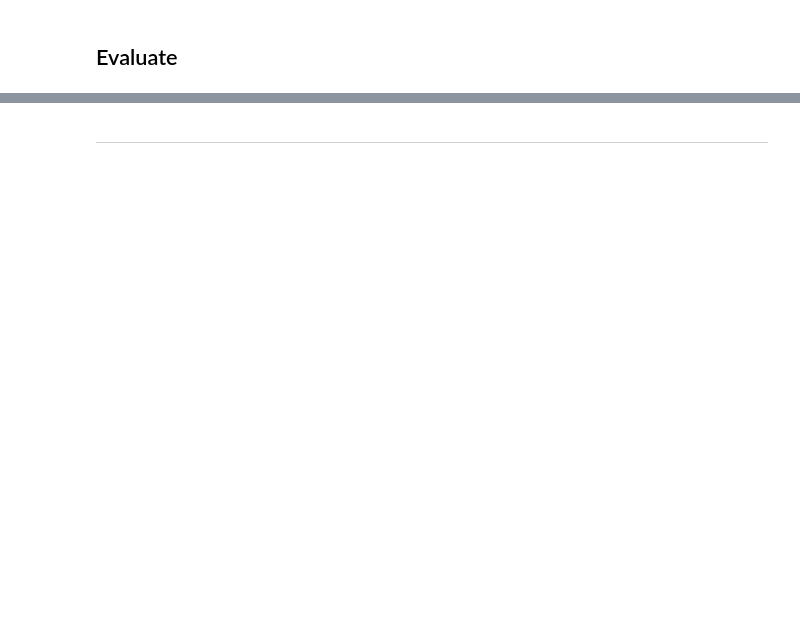
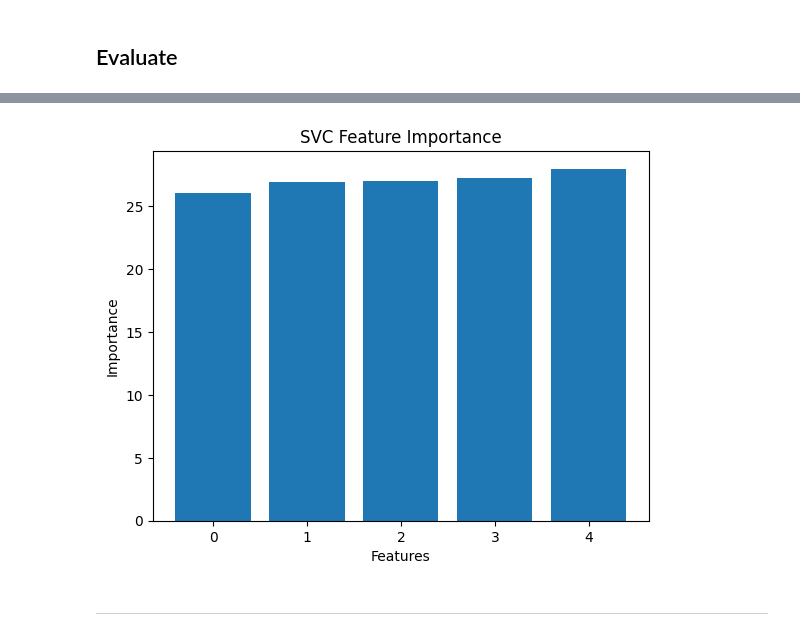
Before and after one commit to vatsal220/medium_articles, a Jupyter notebook: ml_dq/ml_dq.ipynb, the cells around one changed output, grey strips where cells are left out. Saved outputs shown, nothing was run; the diff lists cells and outputs as text; code cells hidden in the pictures; blank space fills up the shorter version.

```diff
--- a/ml_dq/ml_dq.ipynb
+++ b/ml_dq/ml_dq.ipynb
@@ -36,2 +109,16 @@ def generate_dataset(num_features, num_samples, anomaly_percent):
+# %%
+# Get top 10 support vectors
+idx = np.argsort(np.abs(svm.coef_))[::-1]
+svm_importance = svm.coef_[0][idx]
+
+# Plot feature importances
+plt.clf()
+plt.bar(range(len(svm_importance[0])), svm_importance[0])
+plt.xlabel("Features")
+plt.ylabel("Importance")
+plt.title('SVC Feature Importance')
+plt.show()
+# %% [output]
+[figure, added]
 # %% [markdown]
 ---
```
Also changed, not shown: parts of 7 cells of this notebook.
